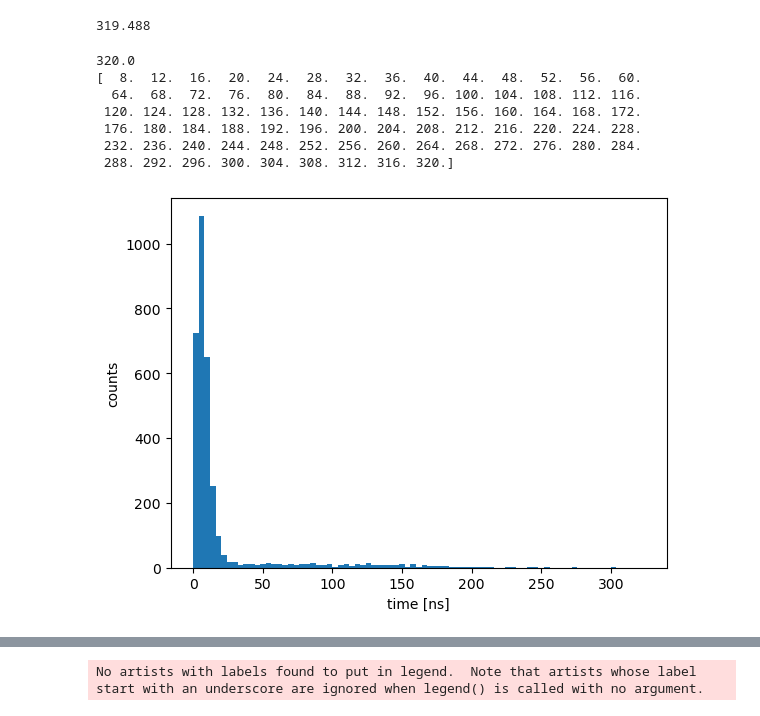
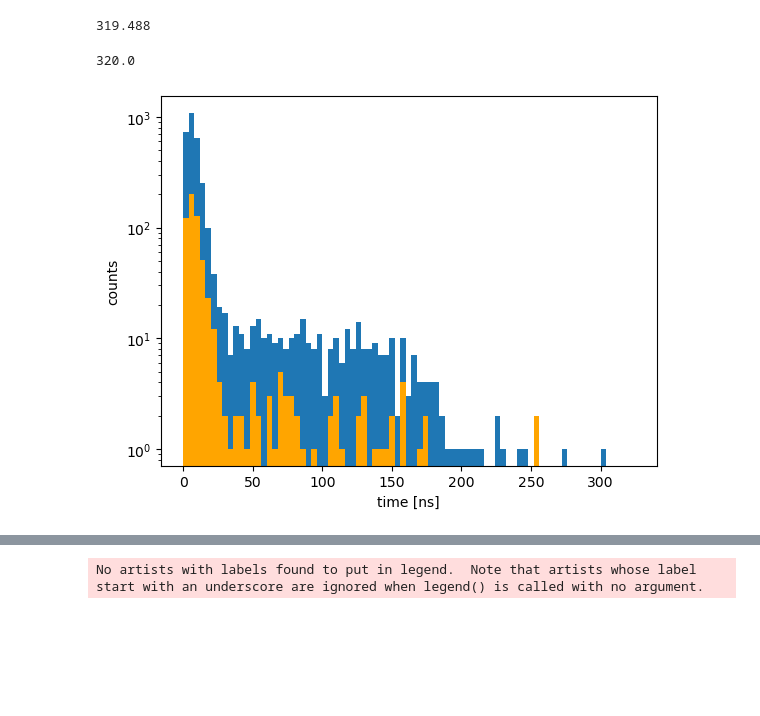
Before and after one commit to 0-DvD-0/Sfera, a Jupyter notebook: Jupyter/ortho_filter_check.ipynb, the cells around one changed output, grey strips where cells are left out. Drawn from its saved outputs; the diff is of its cells as text; code cells hidden in the pictures; blank space fills up the shorter version.

```diff
--- a/Jupyter/ortho_filter_check.ipynb
+++ b/Jupyter/ortho_filter_check.ipynb
@@ -10,8 +10,8 @@ import pybaselines
 from sklearn.preprocessing import normalize as norm
 # %%
 FILE_PATH = "../Dati/Run_chall_ortho_Data_5_10_2024_Ascii_0001.root" #Relative file path
-file = uproot.open(FILE_PATH)
-file["tree"].show()
+file1 = uproot.open(FILE_PATH)
+file1["tree"].show()
 
 FILE_PATH_2 = "../Dati/Run_chall_ortho_Data_5_10_2024_Ascii_0002.root" #Relative file path
 file2 = uproot.open(FILE_PATH_2)
@@ -337,8 +309,10 @@ print(0.312*1024) #finestra di sampling di wavecatcher
 
 good_t_arr=[]
 time_diff=[]
-back_to_back=[] #inserirò 1 o zero a seconda se l'evento è 2gamma o 3gamma
+back_to_back_times=[] #inserirò i tempi degli eventi back to back
 treshold=-0.020 #soglia fissa
+btb_pairs=[np.array([4,5]), np.array([6, 7]), np.array([8, 9]), np.array([10,11]), np.array([12, 13]), np.array([14, 15])]
+
 
 arr_times_all=times_from_waveforms(true_waveforms, 15, treshold)
 for ev in range(Nev):
@@ -352,54 +326,53 @@ for ev in range(Nev):
         t_diff=[t_arr[i] - t_arr[index_1200] for i in range(len(t_arr))]
         t_diff.pop(index_1200)
         time_diff.append(t_diff)
+    #print(true_channels[ev])
+    gamma_channels = [ch for i, ch in enumerate(true_channels[ev]) if i != index_1200] #canali che hanno visto i fotoncini di annichilazione
+    #print(gamma_channels)
+    for pair in btb_pairs:
+        if np.array_equal(sorted(gamma_channels), sorted(pair)):
+            back_to_back_times.append(t_diff)
+            break  # Exit loop if a match is found
 
-        #print('Channels:', true_channels[ev])
-        #print('ch 1200:', ch_1200)
-        #print('T_arr:', t_arr)
+
 
 
 #print(time_diff)
 mean_time_diff=[np.mean(np.array(times)) for times in time_diff]
 mean_time_diff=np.array(mean_time_diff)
 
-#scelgo i bin in modo da raddoppiarne la larghezza dopo i 100 ns
-#bins_array1=np.linspace(np.min(mean_time_diff), 100, 25)
-#bins_array2=np.linspace(100, np.max(mean_time_diff), 25)
-#bins_array=np.concatenate((bins_array1, bins_array2))
-#print(bins_array)
+btb_mean_time_diff =[np.mean(np.array(times)) for times in back_to_back_times]
+btb_mean_time_diff = np.array(btb_mean_time_diff)
+
 bins_array = np.arange(np.min(mean_time_diff), np.max(mean_time_diff), step=4) # uncomment to go back to even bins
 
 
 bin_T, edgesT, _=plt.hist(mean_time_diff, bins=bins_array)
+_=plt.hist(btb_mean_time_diff, bins=bins_array, color='orange')
+plt.yscale('log')
 
 #pop away the first bin
 bin_T=bin_T[2:-1]
 edgesT=edgesT[2:-1]  #l'ultimo bin eccede la finestra di wavecatcher
 
 
 #Nbins = len(np.arange(np.min(mean_time_diff), np.max(mean_time_diff), step=4))
 Nbin=len(bin_T)
 
 
 centersT = np.convolve(edgesT, [0.5, 0.5], "valid")
 #plt.yscale('log')
 #plt.xlim(0, 200)
 plt.xlabel('time [ns]')
 plt.ylabel('counts')
 print(np.max(edgesT))
 #evaluate errors
 
 errT = np.sqrt(bin_T)
-print(edgesT)
+#print(edgesT)
 # %% [output]
 320.0
-[  8.  12.  16.  20.  24.  28.  32.  36.  40.  44.  48.  52.  56.  60.
-  64.  68.  72.  76.  80.  84.  88.  92.  96. 100. 104. 108. 112. 116.
- 120. 124. 128. 132. 136. 140. 144. 148. 152. 156. 160. 164. 168. 172.
- 176. 180. 184. 188. 192. 196. 200. 204. 208. 212. 216. 220. 224. 228.
- 232. 236. 240. 244. 248. 252. 256. 260. 264. 268. 272. 276. 280. 284.
- 288. 292. 296. 300. 304. 308. 312. 316. 320.]
-[figure, old version]
+[figure, new version]
 # %%
 #proviamo a fittare
 import lmfit
```
Also changed, not shown: parts of 15 cells of this notebook.
